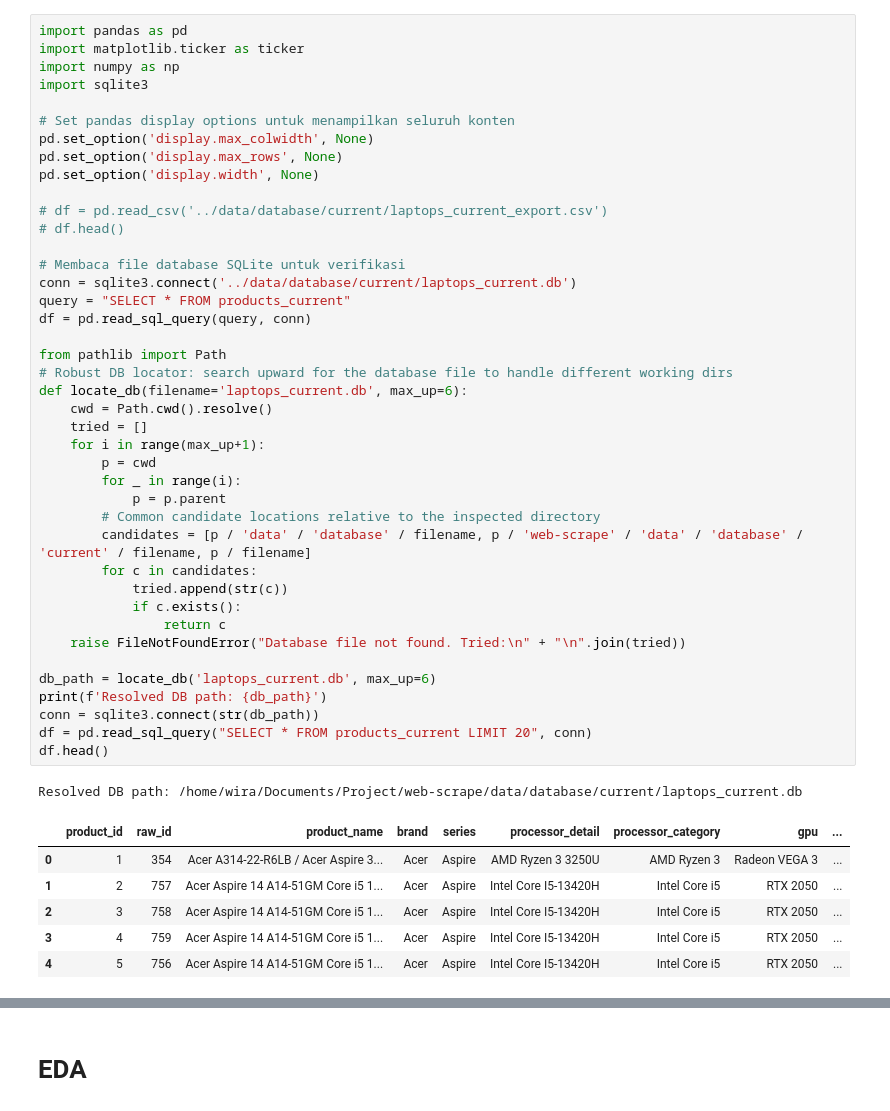
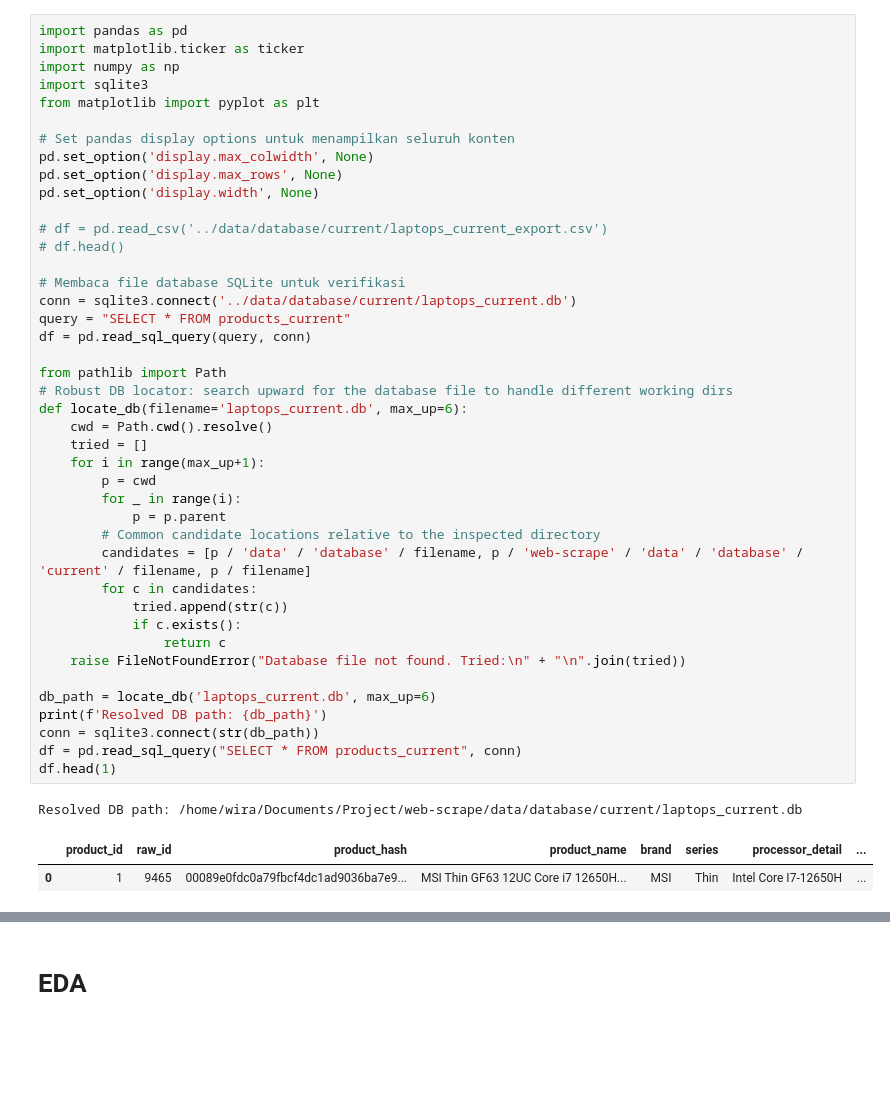
Before and after one commit to wiradp/web-scrape, a Jupyter notebook: notebooks/eda.ipynb, the cells around one changed output, grey strips where cells are left out. Saved outputs shown, nothing was run; the diff lists cells and outputs as text; blank space fills up the shorter version.

```diff
--- a/notebooks/eda.ipynb
+++ b/notebooks/eda.ipynb
@@ -3,6 +3,7 @@ import pandas as pd
 import matplotlib.ticker as ticker
 import numpy as np
 import sqlite3
+from matplotlib import pyplot as plt
 
 # Set pandas display options untuk menampilkan seluruh konten
 pd.set_option('display.max_colwidth', None)
@@ -12,39 +13,35 @@ pd.set_option('display.width', None)
 # df = pd.read_csv('../data/database/current/laptops_current_export.csv')
 # df.head()
 
 # Membaca file database SQLite untuk verifikasi
 conn = sqlite3.connect('../data/database/current/laptops_current.db')
 query = "SELECT * FROM products_current"
 df = pd.read_sql_query(query, conn)
 
 from pathlib import Path
 # Robust DB locator: search upward for the database file to handle different working dirs
 def locate_db(filename='laptops_current.db', max_up=6):
     cwd = Path.cwd().resolve()
     tried = []
     for i in range(max_up+1):
         p = cwd
         for _ in range(i):
             p = p.parent
         # Common candidate locations relative to the inspected directory
         candidates = [p / 'data' / 'database' / filename, p / 'web-scrape' / 'data' / 'database' / 'current' / filename, p / filename]
         for c in candidates:
             tried.append(str(c))
             if c.exists():
                 return c
     raise FileNotFoundError("Database file not found. Tried:\n" + "\n".join(tried))
 
 db_path = locate_db('laptops_current.db', max_up=6)
 print(f'Resolved DB path: {db_path}')
 conn = sqlite3.connect(str(db_path))
-df = pd.read_sql_query("SELECT * FROM products_current LIMIT 20", conn)
-df.head()
+df = pd.read_sql_query("SELECT * FROM products_current", conn)
+df.head(1)
 # %% [output]
 Resolved DB path: /home/wira/Documents/Project/web-scrape/data/database/current/laptops_current.db
-|  | product_id | raw_id | product_name | brand | series | processor_detail | processor_category | gpu | ... |
-| 0 | 1 | 354 | Acer A314-22-R6LB / Acer Aspire 3... | Acer | Aspire | AMD Ryzen 3 3250U | AMD Ryzen 3 | Radeon VEGA 3 | ... |
-| 1 | 2 | 757 | Acer Aspire 14 A14-51GM Core i5 1... | Acer | Aspire | Intel Core I5-13420H | Intel Core i5 | RTX 2050 | ... |
-| 2 | 3 | 758 | Acer Aspire 14 A14-51GM Core i5 1... | Acer | Aspire | Intel Core I5-13420H | Intel Core i5 | RTX 2050 | ... |
-| 3 | 4 | 759 | Acer Aspire 14 A14-51GM Core i5 1... | Acer | Aspire | Intel Core I5-13420H | Intel Core i5 | RTX 2050 | ... |
-| 4 | 5 | 756 | Acer Aspire 14 A14-51GM Core i5 1... | Acer | Aspire | Intel Core I5-13420H | Intel Core i5 | RTX 2050 | ... |
+|  | product_id | raw_id | product_hash | product_name | brand | series | processor_detail | ... |
+| 0 | 1 | 9465 | 00089e0fdc0a79fbcf4dc1ad9036ba7e9... | MSI Thin GF63 12UC Core i7 12650H... | MSI | Thin | Intel Core I7-12650H | ... |
 # %%
```
Also changed, not shown: parts of 4 cells of this notebook, 10 other files.
